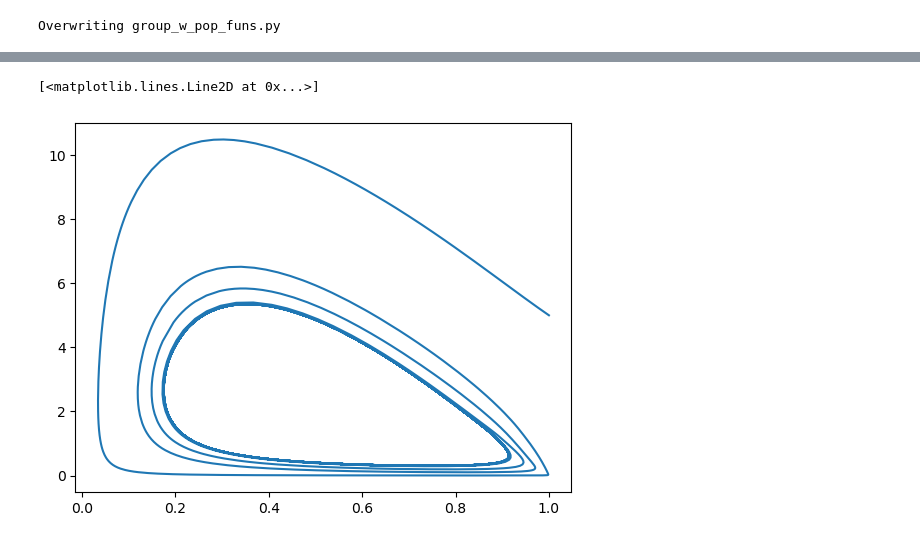
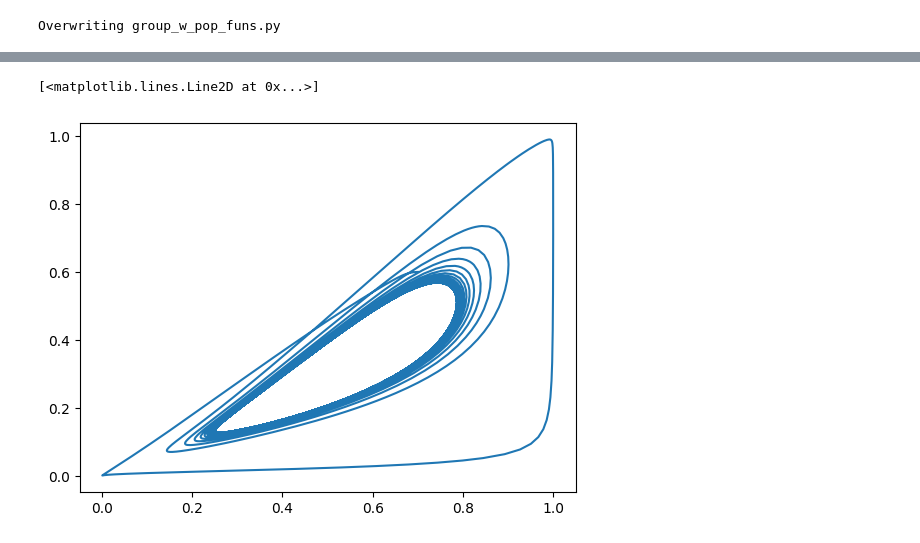
Before and after one commit to taliaborofsky/AdaptiveDynamics_CH_RS, a Jupyter notebook: Functions/group_w_pop_fun_non_dim.ipynb, the cells around one changed output, grey strips where cells are left out. Saved outputs shown, nothing was run; the diff lists cells and outputs as text; code cells hidden in the pictures.

```diff
--- a/Functions/group_w_pop_fun_non_dim.ipynb
+++ b/Functions/group_w_pop_fun_non_dim.ipynb
@@ -380,6 +407,9 @@ H=2
 params_pop = dict(η1 = 0.2, η2 = 0.4, A1 = 0.5, β1 = 10, β2 = 1, H1=H, H2=H,
                   α1_of_1=0.05, α2_of_1=0.95,
                   s1=2, s2=2, α2_fun_type = 'constant',
-                  x_max = 10, ξ = 2, d = 20,
-                 Tx = 10, r = 0, γ = 0, pop_process = True)
-initialstate =
+                  x_max = 10, d = 20,
+                 Tx = .1, r = 0, γ = 0, pop_process = True)
+N1_reg = 1; N2_reg = 1; p_reg = 20
+params = params_pop
+x_max = params['x_max']
+f_of_x_vec = np.array([p_reg, *np.zeros(x_max - 1)])
@@ -401,9 +432,9 @@ F_of_x_vec = initialstate
 # %%
-initialstate = [P_reg, N1_reg, N2_reg, *F_of_x_vec]
+initialstate = [0.6,0.7, *f_of_x_vec]
 t_f=5000
 out2 = solve_ivp(full_model, [0, t_f], initialstate, method="LSODA",
                 args=(True,params))
 plt.plot(out2.y[1],out2.y[0])
 # %% [output]
 [<matplotlib.lines.Line2D at 0x...>]
-[figure, old version]
+[figure, new version]
```
Also changed, not shown: parts of 93 cells of this notebook, 5 other files.
